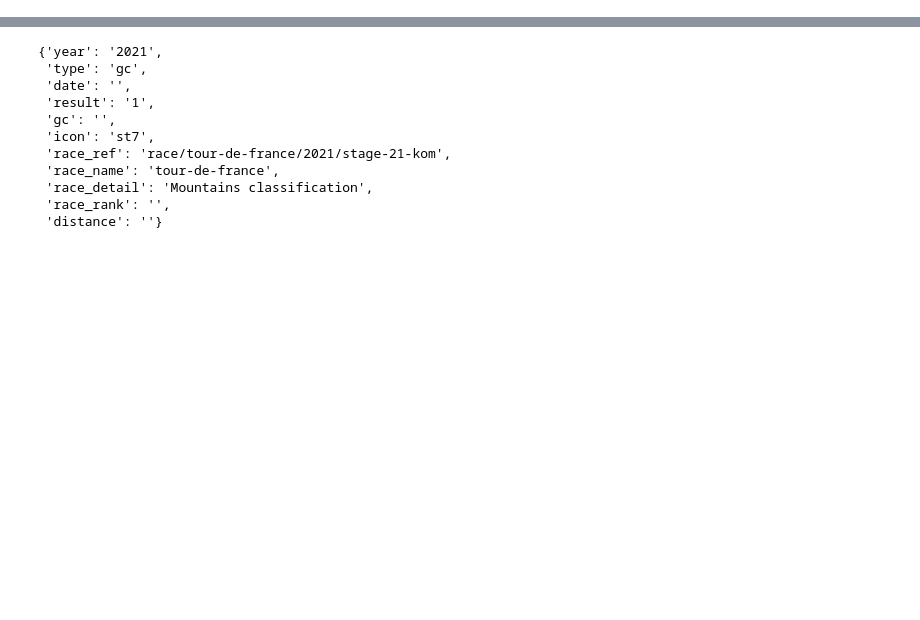
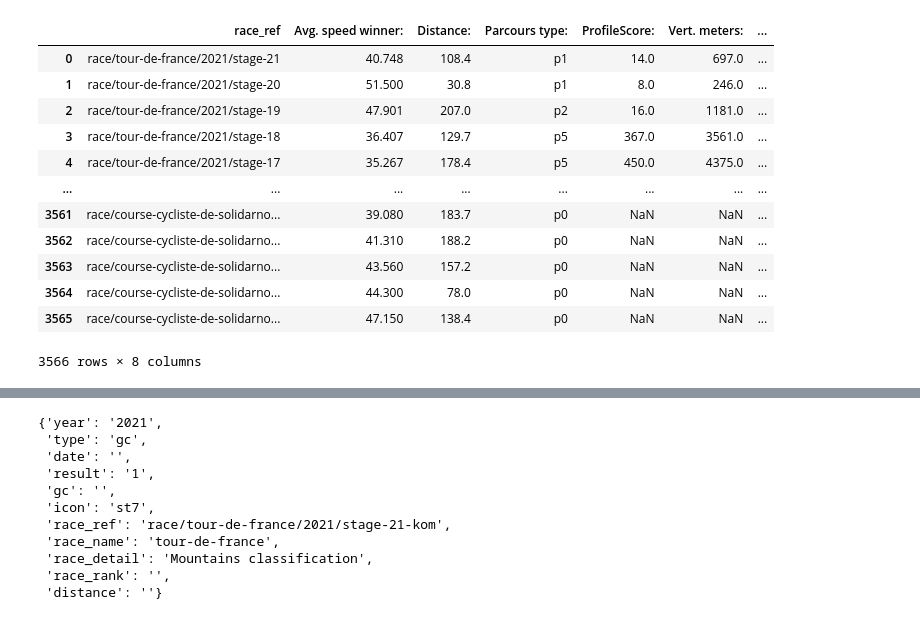
Before and after one commit to Michiel-DK/cycling, a Jupyter notebook: new_scraper.ipynb, the cells around one changed output, grey strips where cells are left out. Saved outputs shown, nothing was run; the diff lists cells and outputs as text; code cells hidden in the pictures; blank space fills up the shorter version.

```diff
--- a/new_scraper.ipynb
+++ b/new_scraper.ipynb
@@ -136,0 +151,27 @@ tadej_df.tail(40)
+# %%
+stage_s = list(np.arange(2,32,2))+list(np.arange(32,48,4))+[50]
+stage_s_i = list(np.arange(1,21,1))
+stage_s_dict = dict(zip(stage_s_i, stage_s[::-1]))
+
+def clean_df(ls):
+    df = pd.DataFrame(ls)
+
+    index_drop = df[df['result']==''].index
+
+    dropped_df = df.drop(index_drop)
+
+    index_drop = dropped_df[dropped_df['type']=='gc'].index
+
+    dropped_df = dropped_df.drop(index_drop)
+
+    dropped_df['date'] = pd.to_datetime(dropped_df['date'] + '.' + dropped_df['year'], infer_datetime_format=True)
+
+    dropped_df['result'] =  dropped_df['result'].replace('DNF', 0).replace('DNS', 0).replace('OTL', 0).replace('DSQ', 0).replace('DF', 0).astype('int')
+
+    dropped_df['points'] = dropped_df['result'].map(stage_s_dict).fillna('0').astype('int')
+
+    #depreciated -> for gc
+    #stages_df = df.loc[index_drop][['race_name', 'race_rank']]#.to_dict(orient='records')
+    #stages_df = stages_df.set_index('race_name').to_dict()['race_rank']
+
+    return dropped_df
@@ -136,0 +269,16 @@ tadej_df.tail(40)
+# %%
+stages_df
+# %% [output]
+|  | race_ref | Avg. speed winner: | Distance: | Parcours type: | ProfileScore: | Vert. meters: | ... |
+| 0 | race/tour-de-france/2021/stage-21 | 40.748 | 108.4 | p1 | 14.0 | 697.0 | ... |
+| 1 | race/tour-de-france/2021/stage-20 | 51.500 | 30.8 | p1 | 8.0 | 246.0 | ... |
+| 2 | race/tour-de-france/2021/stage-19 | 47.901 | 207.0 | p2 | 16.0 | 1181.0 | ... |
+| 3 | race/tour-de-france/2021/stage-18 | 36.407 | 129.7 | p5 | 367.0 | 3561.0 | ... |
+| 4 | race/tour-de-france/2021/stage-17 | 35.267 | 178.4 | p5 | 450.0 | 4375.0 | ... |
+| ... | ... | ... | ... | ... | ... | ... | ... |
+| 3561 | race/course-cycliste-de-solidarno... | 39.080 | 183.7 | p0 | NaN | NaN | ... |
+| 3562 | race/course-cycliste-de-solidarno... | 41.310 | 188.2 | p0 | NaN | NaN | ... |
+| 3563 | race/course-cycliste-de-solidarno... | 43.560 | 157.2 | p0 | NaN | NaN | ... |
+| 3564 | race/course-cycliste-de-solidarno... | 44.300 | 78.0 | p0 | NaN | NaN | ... |
+| 3565 | race/course-cycliste-de-solidarno... | 47.150 | 138.4 | p0 | NaN | NaN | ... |
+3566 rows × 8 columns
```
Also changed, not shown: parts of 30 cells of this notebook, 12 other files.
